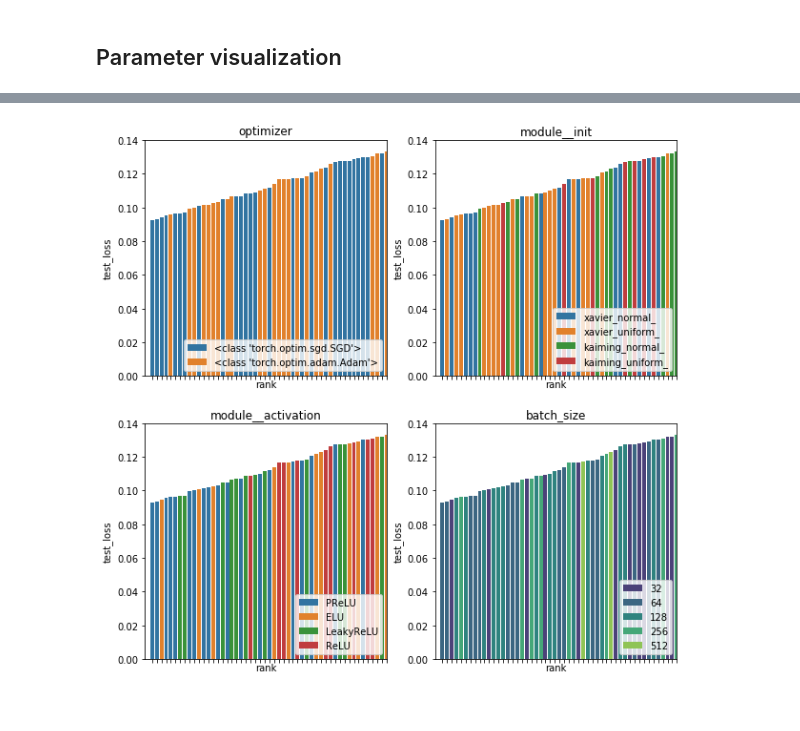
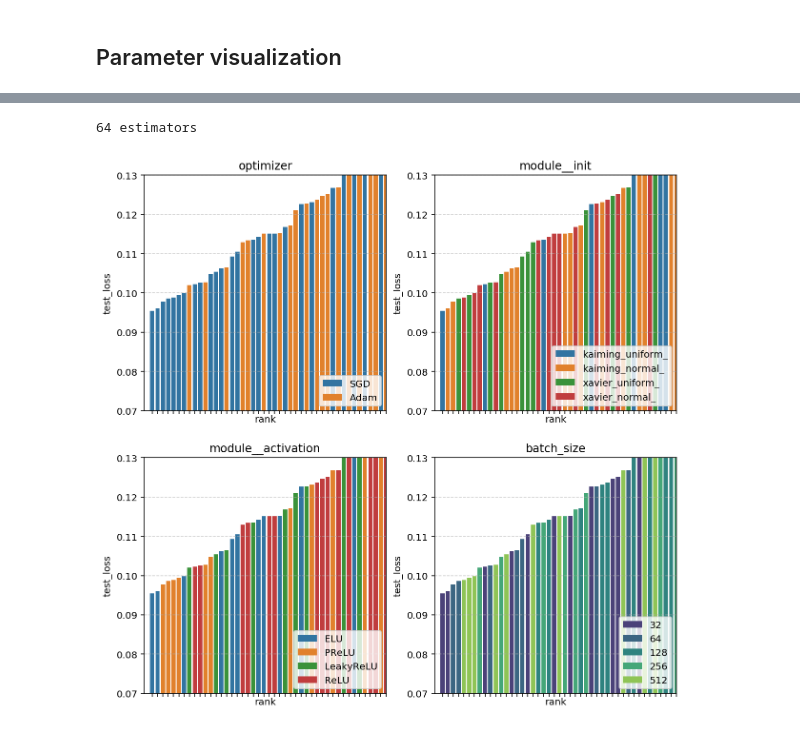
Before and after one commit to stsievert/dask-hyperband-comparison, a Jupyter notebook: Visualize.ipynb, the cells around one changed output, grey strips where cells are left out. Saved outputs shown, nothing was run; the diff lists cells and outputs as text; code cells hidden in the pictures.

Commit message:
Add visualizations
Former-commit-id: 25dcf2231f0e1c24a85e6511e5983d470fd30e74

```diff
--- a/Visualize.ipynb
+++ b/Visualize.ipynb
@@ -176,12 +159,0 @@ Name: elapsed_wall_time, dtype: float64
-# %%
-ax = sns.lineplot(
-    data=show,
-    x="elapsed_wall_time",
-    y="best_score",
-    hue="alg",
-    hue_order=adaptiveness,
-    palette="magma_r",
-    #ci="sd",
-    ci=None,
-)
-ax.set_xlim(0, 0.25)
@@ -191,12 +159,0 @@ ax.set_xlim(0, 0.25)
-# %%
-ax = sns.lineplot(
-    data=show,
-    x="elapsed_wall_time",
-    y="best_score",
-    hue="alg",
-    hue_order=adaptiveness,
-    palette="magma_r",
-    #ci="sd",
-    ci=None,
-)
-ax.set_xlim(0, 1)
@@ -206,6 +160,3 @@ ax.set_xlim(0, 1)
 # %% [markdown]
 ## Parameter visualization
-# %%
-with open("results/2018-11-07-cv_results.json", "r") as f:
-    cv_results = json.load(f)
 # %%
@@ -215,6 +168,6 @@ results = {k: sum(v, []) for k, v in results.items()}
 # %%
 import numpy as np
-hist = pd.DataFrame(results)
+hist = pd.DataFrame(cv_results["patience"])
 hist.head()
 
 #hist['param_optimizer_'] = hist['param_optimizer'].apply(lambda opt: str(opt).replace('<class', '').strip('>'))
@@ -232,28 +185,31 @@ hist.head()
 # %%
 w = 5
 fig, axs = plt.subplots(nrows=2, ncols=2, figsize=(2*w, 2*w))
 axs = axs.flat[:]
 hues = ['param_optimizer', 'param_module__init', 'param_module__activation', 'param_batch_size']
+print("{} estimators".format(len(hist)))
 for ax, hue in zip(axs, hues):
     cmap = None
     if 'batch_size' in hue:
         cmap = 'viridis'
     sns.barplot(
         x='rank',
         y='test_loss',
         hue=hue,
         data=hist,
         ax=ax,
         palette=cmap,
         dodge=False,
     )
-    ax.set_xlim(-1.5, 50)
-    ax.set_ylim(0, 0.14)
-    ax.grid(linestyle='--', which='y')
+    ax.set_xlim(-1.5, 64 - 20)
+    ax.set_ylim(0.07, 0.13)
+    ax.grid(linestyle='--', axis='y', alpha=0.6)
     ax.legend(loc='lower right')
     ax.set_title(hue.replace('param_', ''))
     ax.tick_params(labelbottom=False)
+plt.savefig("figs/ranks.svg", bbox_inches="tight")
 plt.show()
 # %% [output]
+64 estimators
-[figure, old version]
+[figure, new version]
 # %%
```
Also changed, not shown: parts of 7 cells of this notebook, 2 other files.
